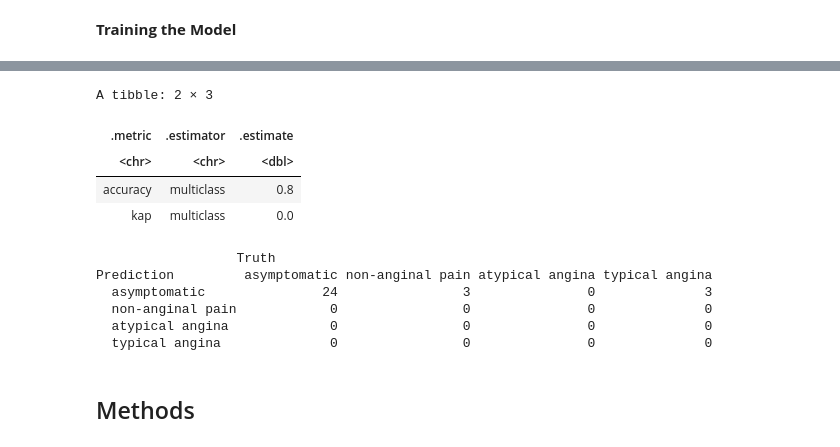
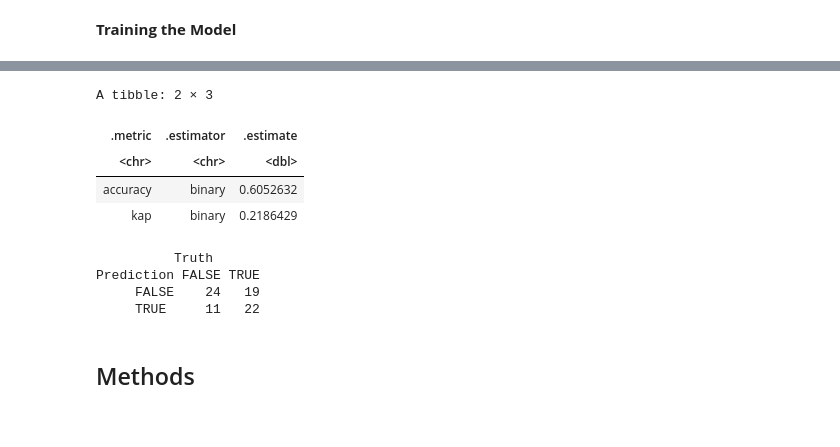
Before and after one commit to sollchi/dsci_100_project_group_36, a Jupyter notebook: Proposal.ipynb, the cells around one changed output, grey strips where cells are left out. Cells and saved outputs as stored; diff of their text form; code cells hidden in the pictures.

```diff
--- a/Proposal.ipynb
+++ b/Proposal.ipynb
@@ -25,14 +70,9 @@ library(readr)
 # %% [markdown]
 **Tidying Data**
 # %%
-url <- "https://raw.githubusercontent.com/sollchi/dsci_100_project_group_36/main/processed.switzerland.csv"
-switzerland <- read_csv(url)
-names(switzerland) <- c("age", "sex", "cp", "trestbps", "chol", "fbs", "restecg",
-                        "thalach", "exang", "oldpeak", "slope", "ca", "thal", "num")
+cleveland_new <- subset(cleveland, trestbps != "?")
 
-switzerland_new <- subset(switzerland, trestbps != "?")
-
-switzerland_new <- select(switzerland_new, age, sex, cp, trestbps) |>
+cleveland_new <- select(cleveland_new, age, sex, cp, trestbps, thalach) |>
     mutate(sex = ifelse(sex == 0, "male", "female")) |>
     mutate(cp = recode(cp,
                      `1` = "typical angina",
@@ -42,4 +82,9 @@ switzerland_new <- select(switzerland_new, age, sex, cp, trestbps) |>
     mutate(sex = as_factor(sex)) |>
     mutate(trestbps = as.numeric(trestbps)) |>
     mutate(cp = as_factor(cp))
+
+cleveland_new <- mutate(cleveland_new, chestpain = as.factor(ifelse(is.na(cp), NA, (cp != "asymptomatic"))))
+
+head(cleveland_new)
+nrow(cleveland_new)
 # %% [output]
@@ -66,6 +102,11 @@ dbl (5): 32, 1...2, 1...3, 0...5, 1...14
 **Splitting Data**
 # %%
 set.seed(42)
-switzerland_split <- initial_split(switzerland_new, prop = 0.75, strata = cp)
-switzerland_train <- training(switzerland_split)
-switzerland_test <- testing(switzerland_split)
+cleveland_split <- initial_split(cleveland_new, prop = 0.75, strata = cp)
+cleveland_train <- training(cleveland_split)
+cleveland_test <- testing(cleveland_split)
+
+nrow(cleveland_train)
+nrow(cleveland_test)
+cleveland_ratio <- nrow(cleveland_train)/(nrow(cleveland_train) + nrow(cleveland_test))
+cleveland_ratio
@@ -98,7 +153,7 @@ cp_plot
 **Training the Model**
 # %%
 set.seed(42)
-heart_recipe <- recipe(cp ~ age + trestbps, data = switzerland_train) |>
+heart_recipe <- recipe(chestpain ~ thalach + trestbps, data = cleveland_train) |>
 step_scale(all_predictors()) |>
 step_center(all_predictors())
 
@@ -106,7 +161,7 @@ knn_spec <- nearest_neighbor(weight_func = "rectangular", neighbors = tune()) |>
        set_engine("kknn") |>
        set_mode("classification")
 
-heart_vfold <- vfold_cv(switzerland_train, v = 5, strata = cp)
+heart_vfold <- vfold_cv(cleveland_train, v = 5, strata = cp)
 
 heart_fit <- workflow() |>
        add_recipe(heart_recipe) |>
@@ -149,36 +185,34 @@ accuracy_versus_k
 # %%
-best_spec <- nearest_neighbor(weight_func = "rectangular", neighbors = 7) |>
+best_spec <- nearest_neighbor(weight_func = "rectangular", neighbors = 8) |>
        set_engine("kknn") |>
        set_mode("classification")
 
 best_fit <- workflow() |>
        add_recipe(heart_recipe) |>
        add_model(best_spec) |>
-       fit(data = switzerland_train)
+       fit(data = cleveland_train)
 
-predictions <- predict(best_fit, switzerland_test) |>
-    bind_cols(switzerland_test)
+predictions <- predict(best_fit, cleveland_test) |>
+    bind_cols(cleveland_test)
 
 metrics <- predictions |>
-    metrics(truth = cp, estimate = .pred_class)
+    metrics(truth = chestpain, estimate = .pred_class)
 
 conf_mat <- predictions |>
-    conf_mat(truth = cp, estimate = .pred_class)
+    conf_mat(truth = chestpain, estimate = .pred_class)
 
 metrics
 conf_mat
 # %% [output]
 A tibble: 2 × 3
 | .metric | .estimator | .estimate |
 | <chr> | <chr> | <dbl> |
-| accuracy | multiclass | 0.8 |
-| kap | multiclass | 0.0 |
+| accuracy | binary | 0.6052632 |
+| kap | binary | 0.2186429 |
-                  Truth
-Prediction         asymptomatic non-anginal pain atypical angina typical angina
-  asymptomatic               24                3               0              3
-  non-anginal pain            0                0               0              0
-  atypical angina             0                0               0              0
-  typical angina              0                0               0              0
+          Truth
+Prediction FALSE TRUE
+     FALSE    24   19
+     TRUE     11   22
 # %% [markdown]
 ## Methods
 # %% [markdown]
```
Also changed, not shown: parts of 8 cells of this notebook.
